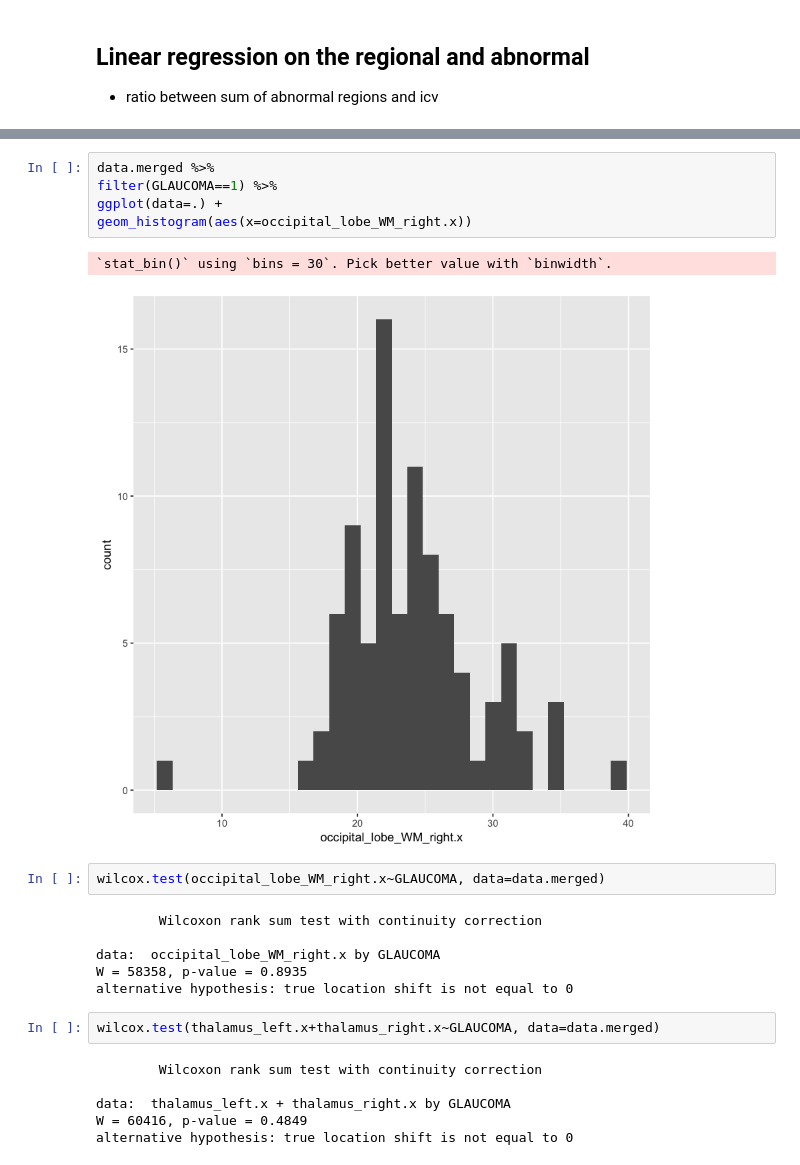
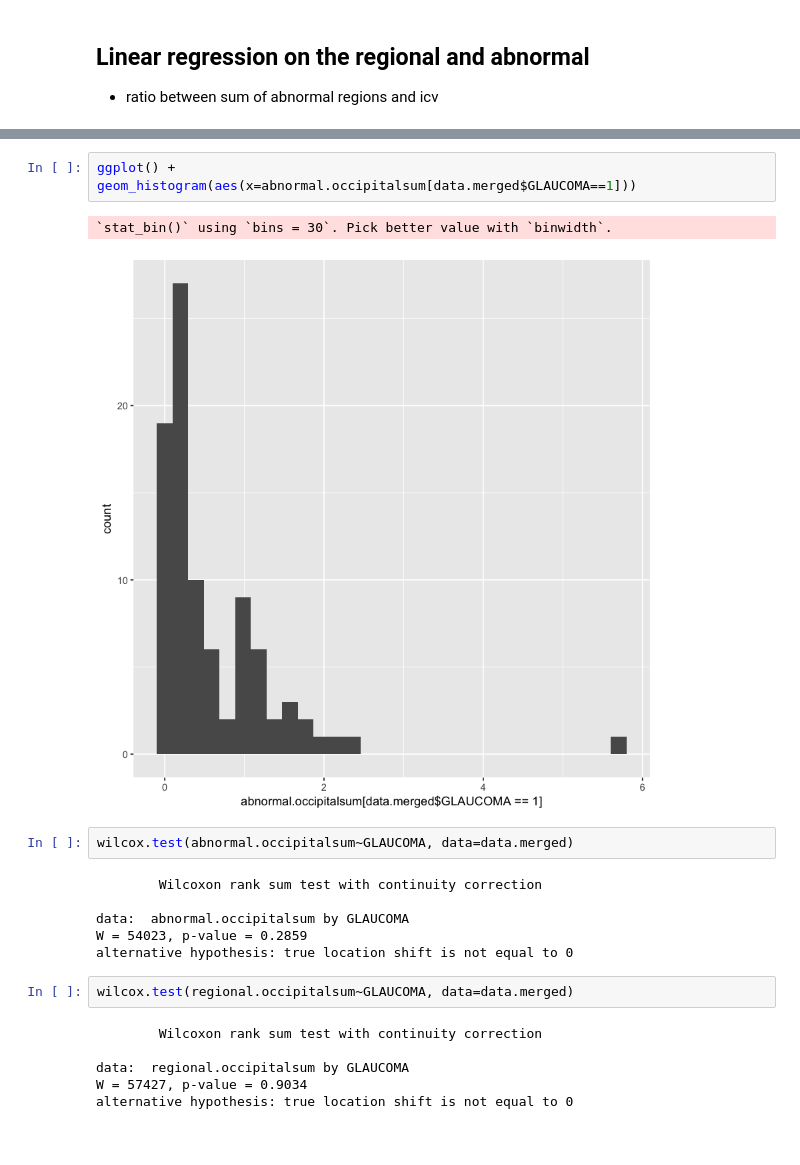
Before and after one commit to Mamie/BMI212-Glaucoma, a Jupyter notebook: notebook/GlaucomaSurvey_Mamie_20170425.ipynb, the cells around one changed output, grey strips where cells are left out. Saved outputs shown, nothing was run; the diff lists cells and outputs as text.

```diff
--- a/notebook/GlaucomaSurvey_Mamie_20170425.ipynb
+++ b/notebook/GlaucomaSurvey_Mamie_20170425.ipynb
@@ -171,24 +130,22 @@ geom_histogram(aes(x=occipital_lobe_WM_right.x))
-# %%
-data.merged %>%
-filter(GLAUCOMA==1) %>%
-ggplot(data=.) +
-geom_histogram(aes(x=occipital_lobe_WM_right.x))
-# %% [output]
-`stat_bin()` using `bins = 30`. Pick better value with `binwidth`.
-[figure, removed]
+# %%
+ggplot() +
+geom_histogram(aes(x=abnormal.occipitalsum[data.merged$GLAUCOMA==1]))
+# %% [output]
+`stat_bin()` using `bins = 30`. Pick better value with `binwidth`.
+[figure, added]
 # %%
-wilcox.test(occipital_lobe_WM_right.x~GLAUCOMA, data=data.merged)
+wilcox.test(abnormal.occipitalsum~GLAUCOMA, data=data.merged)
 # %% [output]
         Wilcoxon rank sum test with continuity correction
 
-data:  occipital_lobe_WM_right.x by GLAUCOMA
-W = 58358, p-value = 0.8935
+data:  abnormal.occipitalsum by GLAUCOMA
+W = 54023, p-value = 0.2859
 alternative hypothesis: true location shift is not equal to 0
 # %%
-wilcox.test(thalamus_left.x+thalamus_right.x~GLAUCOMA, data=data.merged)
+wilcox.test(regional.occipitalsum~GLAUCOMA, data=data.merged)
 # %% [output]
         Wilcoxon rank sum test with continuity correction
 
-data:  thalamus_left.x + thalamus_right.x by GLAUCOMA
-W = 60416, p-value = 0.4849
+data:  regional.occipitalsum by GLAUCOMA
+W = 57427, p-value = 0.9034
 alternative hypothesis: true location shift is not equal to 0
```
Also changed, not shown: parts of 20 cells of this notebook.
